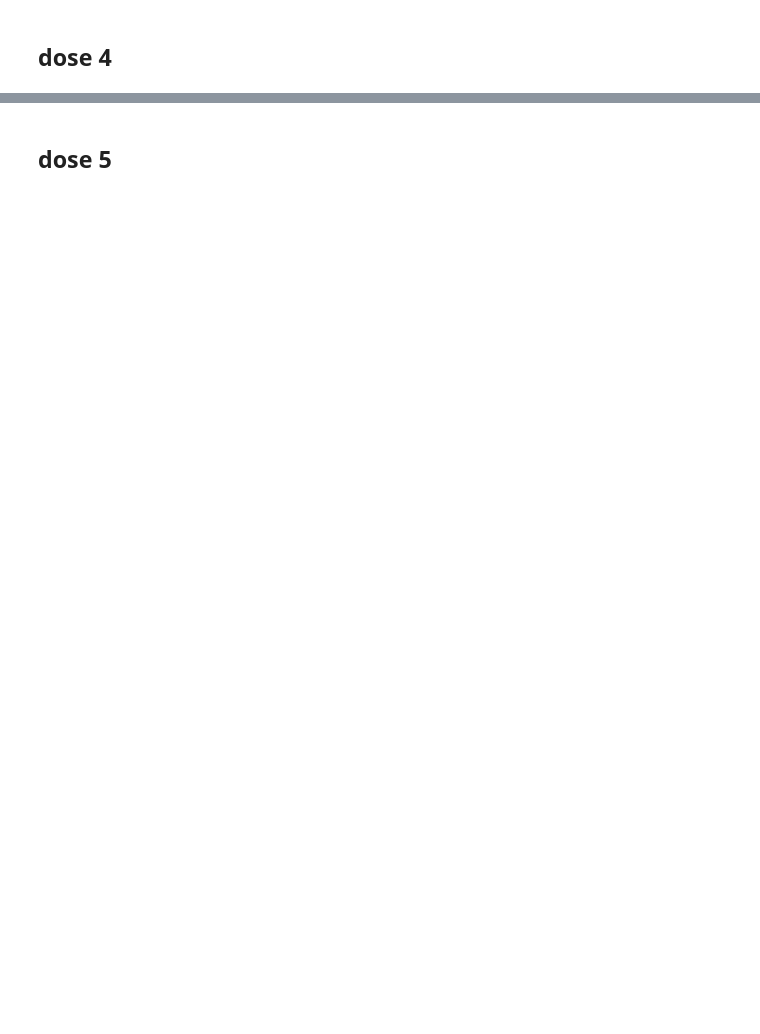
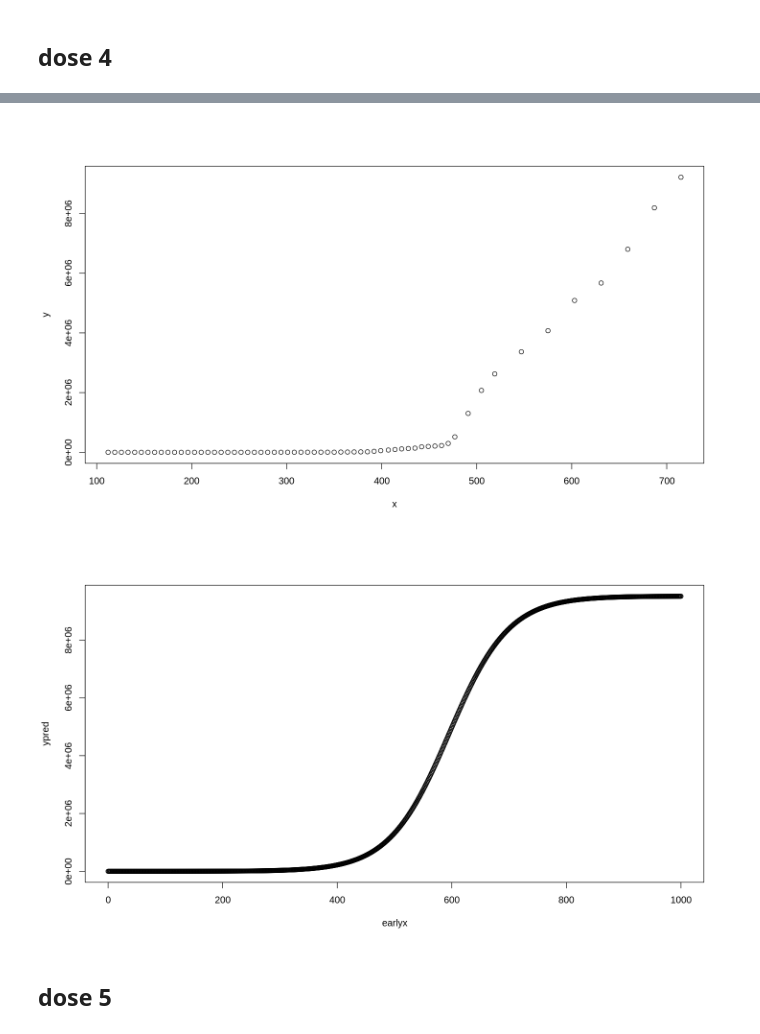
Before and after one commit to kiarashbahari/heart, a Jupyter notebook: vaccineeeee/visual-Copy1.ipynb, the cells around one changed output, grey strips where cells are left out. Cells and saved outputs as stored; diff of their text form; code cells hidden in the pictures; blank space fills up the shorter version.

```diff
--- a/vaccineeeee/visual-Copy1.ipynb
+++ b/vaccineeeee/visual-Copy1.ipynb
@@ -145,18 +252,21 @@ newnewdata4
 # %%
 x<-newnewdata4$days
 y<-newnewdata4$dose4
-
+plot(y~x)
 
 options(repr.plot.width = 12, repr.plot.height = 7)
 bbb<-nls(y ~ height/(1 + exp((xmid - x)/scal)),
                            start = list(xmid = 600, scal = 10, height = 5000000))
 #bbb
 aaa<- coef(bbb)
-earlyx<-c(0:900)
+earlyx<-c(0:1000)
 ypred<-aaa[3]/(1 + exp((coef(bbb)[1] - earlyx)/coef(bbb)[2]))
 #ypred
 plot(ypred~earlyx)
 lines(x,predict(bbb))
+# %% [output]
+[figure, added]
+[figure, added]
 # %% [markdown]
 ## dose 5
 # %%
```
Also changed, not shown: parts of 30 cells of this notebook.
